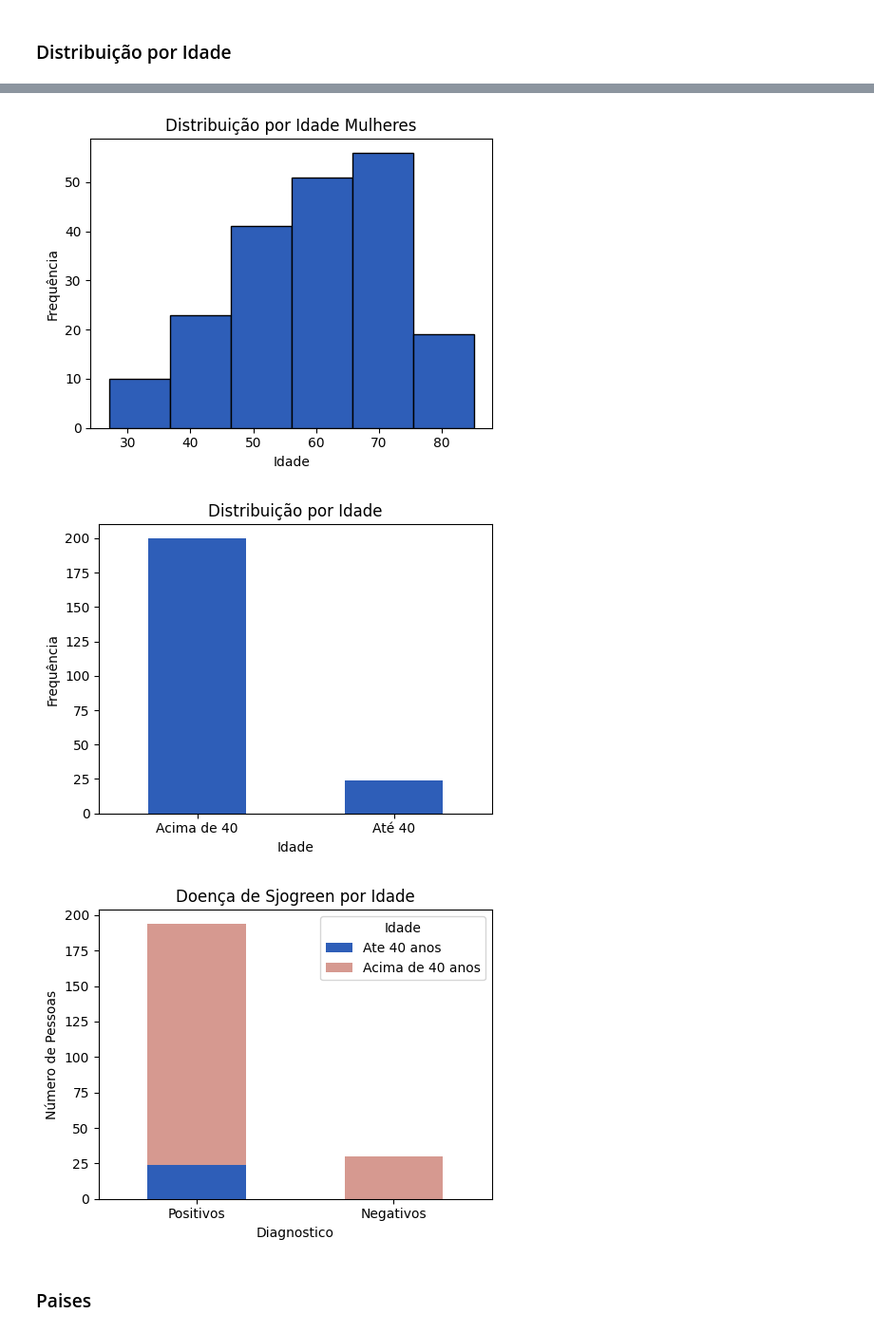
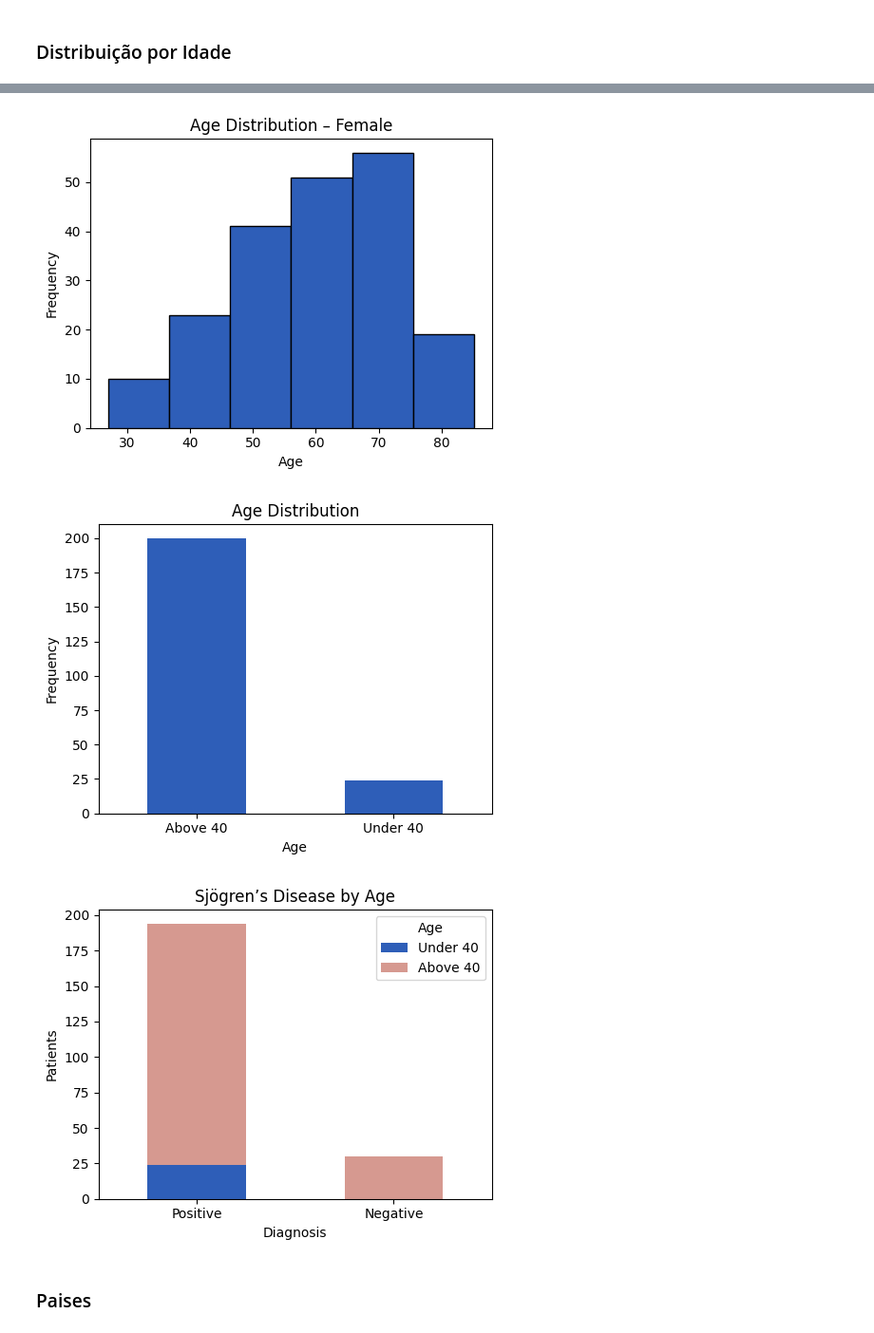
Before and after one commit to BrunaFerreira/Mestrado_UNIFESP, a Jupyter notebook: 1_EDA.ipynb, the cells around one changed output, grey strips where cells are left out. Shown at 95% size. Saved outputs shown, nothing was run; the diff lists cells and outputs as text; code cells hidden in the pictures.

```diff
--- a/1_EDA.ipynb
+++ b/1_EDA.ipynb
@@ -50,7 +50,7 @@ df['ID'] = df['ID'].apply(lambda x: '{0:0>3}'.format(x))
 # Formata o nome do arquivo de cada imagem
 df['Image'] = df['ID'].astype(str) + '.jpg'
 df_label  = df [['Image','Label_pSS']]
-df['Faixa_Etaria'] = np.where(df['Age'] > 40, 'Acima de 40', 'Até 40')
+df['Faixa_Etaria'] = np.where(df['Age'] > 40, 'Above 40', 'Under 40')
 df.head(2)
 # %% [output]
 |  | Center | ID | Gland_Type | Machine | DeVita_Score | Omeract_Score | Sex | Age | ... |
@@ -138,43 +138,43 @@ df_F = df[df['Sex'] == 'F']
 df_F['Age'].plot(kind='hist', bins=6, edgecolor='black', color=['#2e5eb8'], figsize=(5, 4))
 
 # Personalizar gráfico
-plt.title('Distribuição por Idade Mulheres')
-plt.xlabel('Idade')
-plt.ylabel('Frequência')
+plt.title('Age Distribution – Female')
+plt.xlabel('Age')
+plt.ylabel('Frequency')
 plt.tight_layout()
 plt.show()
 # %% [output]
-[figure, old version]
+[figure, new version]
 # %%
 df['Faixa_Etaria'].value_counts().plot(kind='bar', color=['#2e5eb8'], figsize=(5, 4))
-plt.title('Distribuição por Idade')
-plt.xlabel('Idade')
+plt.title('Age Distribution')
+plt.xlabel('Age')
 plt.xticks(rotation=0)
-plt.ylabel('Frequência')
+plt.ylabel('Frequency')
 plt.tight_layout()
 # %% [output]
-[figure, old version]
+[figure, new version]
 # %%
 positivos = df[df['Label_pSS'] == '1']['Faixa_Etaria'].value_counts()
 negativos = df[df['Label_pSS'] == '0']['Faixa_Etaria'].value_counts()
 
 # Criar DataFrame para gráfico
 data = pd.DataFrame({
-    'Ate 40 anos': [positivos.get('Até 40', 0), negativos.get('Até 40', 0)],
-    'Acima de 40 anos': [positivos.get('Acima de 40', 0), negativos.get('Acima de 40', 0)]
-}, index=['Positivos', 'Negativos'])
+    'Under 40': [positivos.get('Under 40', 0), negativos.get('Under 40', 0)],
+    'Above 40': [positivos.get('Above 40', 0), negativos.get('Above 40', 0)]
+}, index=['Positive', 'Negative'])
 data.plot(kind='bar', stacked=True, color=['#2e5eb8', '#d69990'], figsize=(5, 4))
 
 # Personalizar gráfico
-plt.title('Doença de Sjogreen por Idade')
-plt.xlabel('Diagnostico')
-plt.ylabel('Número de Pessoas')
+plt.title('Sjögren’s Disease by Age')
+plt.xlabel('Diagnosis')
+plt.ylabel('Patients')
 plt.xticks(rotation=0)
-plt.legend(title='Idade')
+plt.legend(title='Age')
 
 plt.tight_layout()
 # %% [output]
-[figure, old version]
+[figure, new version]
 # %% [markdown]
 ### Paises
 # %%
```
Also changed, not shown: parts of 24 cells of this notebook.
